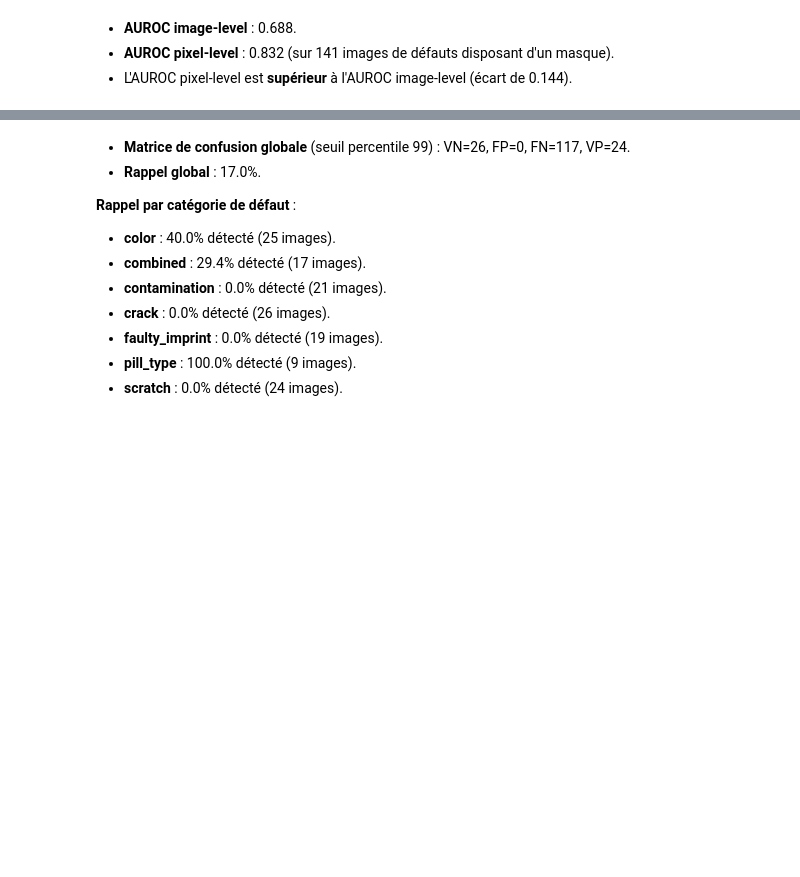
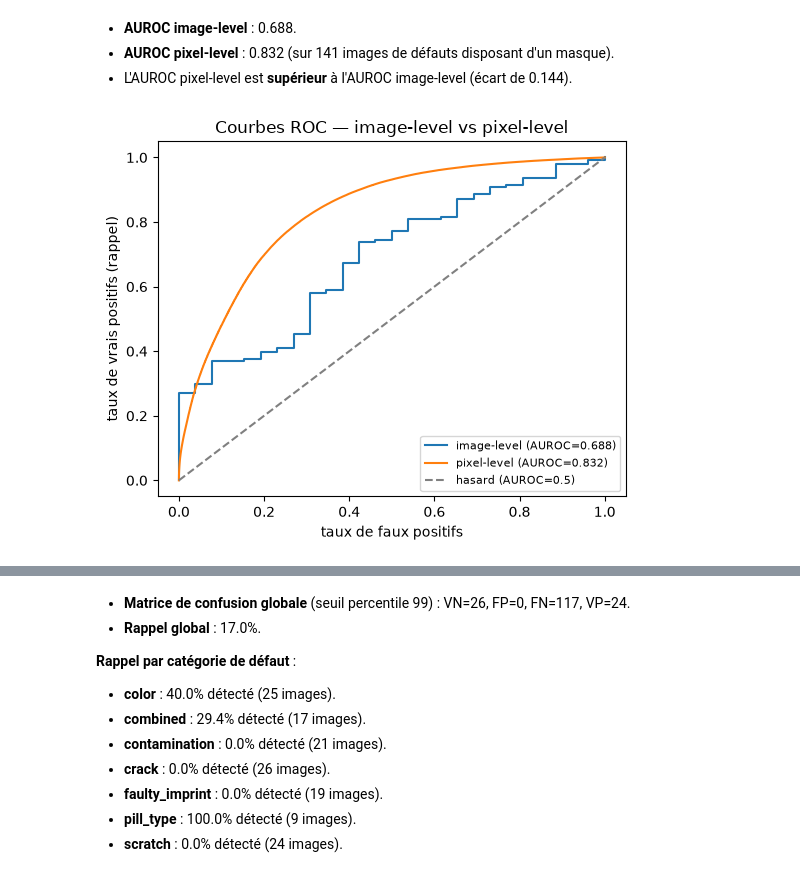
Before and after one commit to palauzet/AELION_Deep_Learning_IA, a Jupyter notebook: notebooks/06_heatmaps_evaluation.ipynb, the cells around one changed output, grey strips where cells are left out. Drawn from its saved outputs; the diff is of its cells as text; code cells hidden in the pictures; blank space fills up the shorter version.

```diff
--- a/notebooks/06_heatmaps_evaluation.ipynb
+++ b/notebooks/06_heatmaps_evaluation.ipynb
@@ -156,6 +157,23 @@ display(Markdown(chr(10).join(lines)))
 - **AUROC image-level** : 0.688.
 - **AUROC pixel-level** : 0.832 (sur 141 images de défauts disposant d'un masque).
 - L'AUROC pixel-level est **supérieur** à l'AUROC image-level (écart de 0.144).
+# %%
+fpr_image, tpr_image, _ = roc_curve(labels, scores_test)
+fpr_pixel, tpr_pixel, _ = roc_curve(pixel_masks.flatten(), pixel_maps.flatten())
+
+fig, ax = plt.subplots(figsize=(5.5, 4.5))
+ax.plot(fpr_image, tpr_image, label=f"image-level (AUROC={auroc_image:.3f})")
+ax.plot(fpr_pixel, tpr_pixel, label=f"pixel-level (AUROC={auroc_pixel:.3f})")
+ax.plot([0, 1], [0, 1], linestyle="--", color="gray", label="hasard (AUROC=0.5)")
+ax.set_xlabel("taux de faux positifs")
+ax.set_ylabel("taux de vrais positifs (rappel)")
+ax.set_title("Courbes ROC — image-level vs pixel-level")
+ax.legend(fontsize=8)
+fig.tight_layout()
+fig.savefig(FIGURES_DIR / "06_roc_curve.png", dpi=150)
+plt.show()
+# %% [output]
+[figure, added]
 # %% [markdown]
 ## Livrable — matrice de confusion (globale et par catégorie)
 
```
Also changed, not shown: parts of 7 cells of this notebook, 3 other files.
